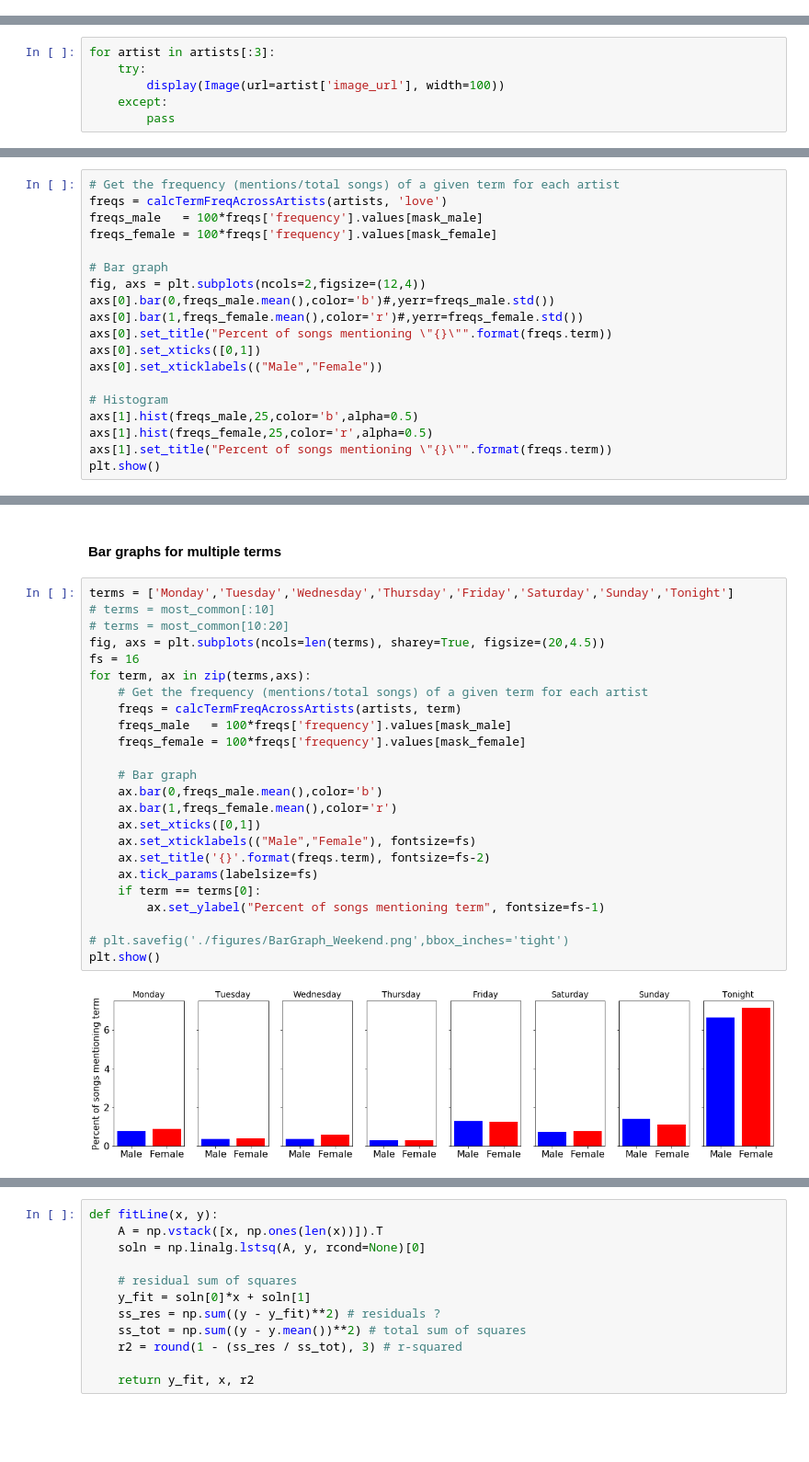
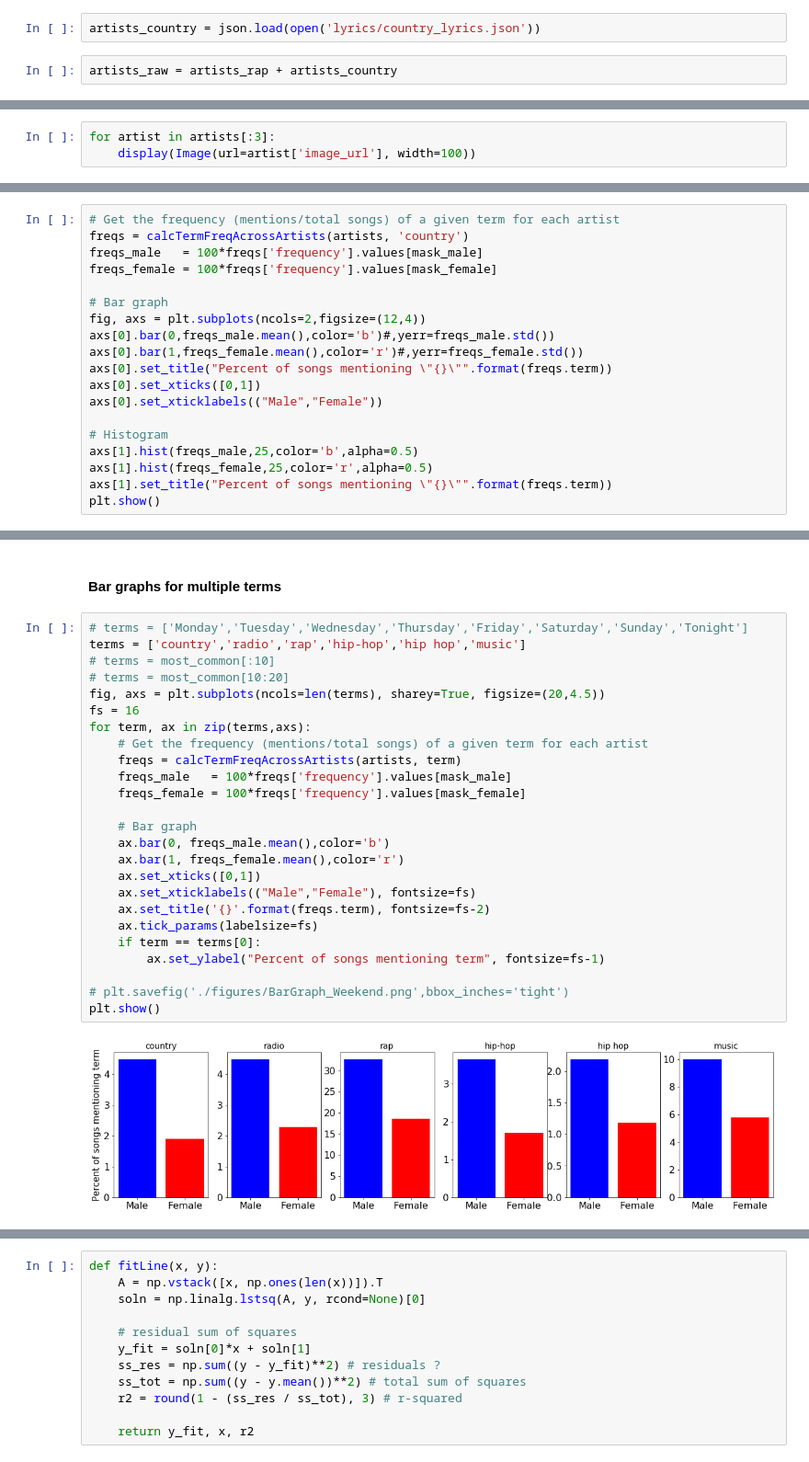
Before and after one commit to johnwmillr/trucks-and-beer, a Jupyter notebook: rapArtists.ipynb, the cells around one changed output, grey strips where cells are left out. Shown at 92% size. Cells and saved outputs as stored; diff of their text form; blank space fills up the shorter version.

```diff
--- a/rapArtists.ipynb
+++ b/rapArtists.ipynb
@@ -36,3 +36,7 @@ artists_raw = json.load(open('lyrics/rap_lyrics.json'))['artists']
+# %%
+artists_country = json.load(open('lyrics/country_lyrics.json'))
+# %%
+artists_raw = artists_rap + artists_country
 # %%
 # Determine
 def getArtistImage(songs):
@@ -85,9 +89,6 @@ Database contains 25257 songs.
 # %%
 for artist in artists[:3]:
-    try:
-        display(Image(url=artist['image_url'], width=100))
-    except:
-        pass
+    display(Image(url=artist['image_url'], width=100))
 # %% [output]
 [interactive output not drawn]
 [interactive output not drawn]
@@ -152,7 +153,7 @@ def calcTermFreqAcrossArtists(artists, terms):
 #### Bar graphs for term frequency
 # %%
 # Get the frequency (mentions/total songs) of a given term for each artist
-freqs = calcTermFreqAcrossArtists(artists, 'love')
+freqs = calcTermFreqAcrossArtists(artists, 'country')
 freqs_male   = 100*freqs['frequency'].values[mask_male]
 freqs_female = 100*freqs['frequency'].values[mask_female]
 
@@ -174,30 +175,31 @@ plt.show()
 # %% [markdown]
 #### Bar graphs for multiple terms
 # %%
-terms = ['Monday','Tuesday','Wednesday','Thursday','Friday','Saturday','Sunday','Tonight']
+# terms = ['Monday','Tuesday','Wednesday','Thursday','Friday','Saturday','Sunday','Tonight']
+terms = ['country','radio','rap','hip-hop','hip hop','music']
 # terms = most_common[:10]
 # terms = most_common[10:20]
 fig, axs = plt.subplots(ncols=len(terms), sharey=True, figsize=(20,4.5))
 fs = 16
 for term, ax in zip(terms,axs):
     # Get the frequency (mentions/total songs) of a given term for each artist
     freqs = calcTermFreqAcrossArtists(artists, term)
     freqs_male   = 100*freqs['frequency'].values[mask_male]
     freqs_female = 100*freqs['frequency'].values[mask_female]
 
     # Bar graph
-    ax.bar(0,freqs_male.mean(),color='b')
-    ax.bar(1,freqs_female.mean(),color='r')
+    ax.bar(0, freqs_male.mean(),color='b')
+    ax.bar(1, freqs_female.mean(),color='r')
     ax.set_xticks([0,1])
     ax.set_xticklabels(("Male","Female"), fontsize=fs)
     ax.set_title('{}'.format(freqs.term), fontsize=fs-2)
     ax.tick_params(labelsize=fs)
     if term == terms[0]:
         ax.set_ylabel("Percent of songs mentioning term", fontsize=fs-1)
 
 # plt.savefig('./figures/BarGraph_Weekend.png',bbox_inches='tight')
 plt.show()
 # %% [output]
-[figure, old version]
+[figure, new version]
 # %% [markdown]
 ## Word usage correlations
```
Also changed, not shown: parts of 42 cells of this notebook, 1 other file.
